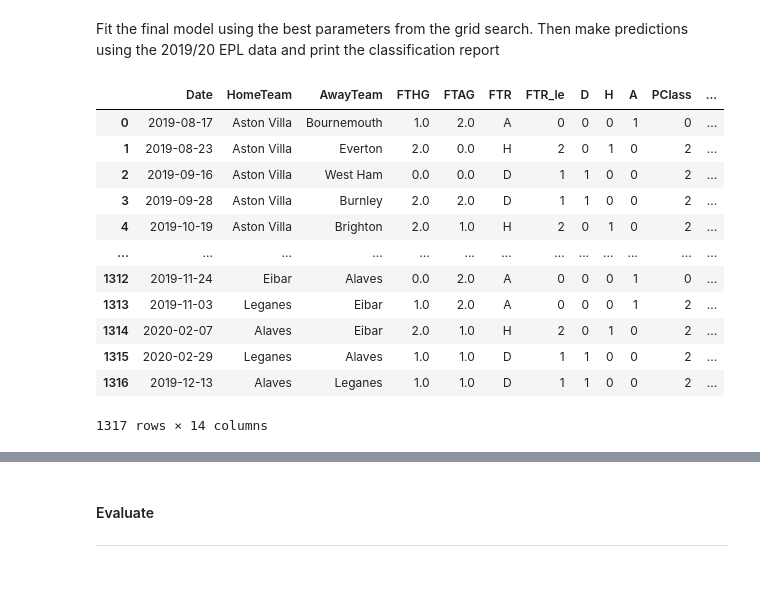
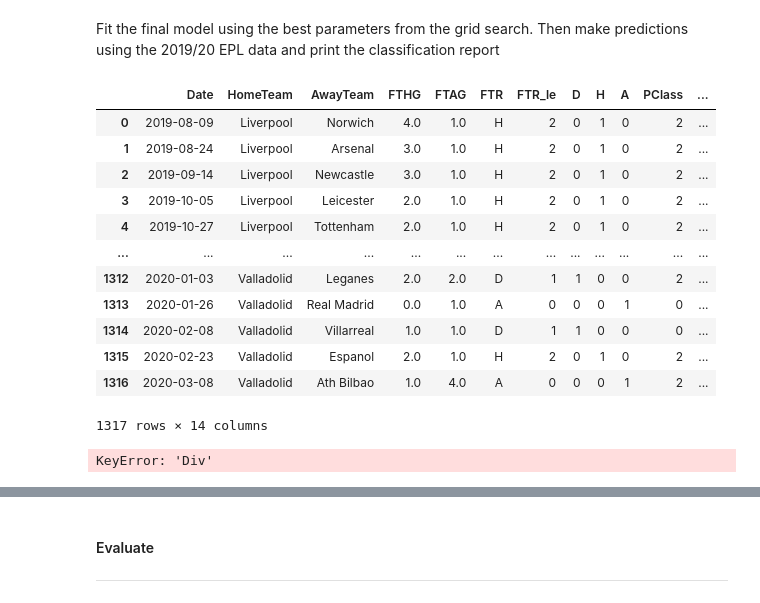
Before and after one commit to frasere/deep-learning-match-predict, a Jupyter notebook: demo_nb.ipynb, the cells around one changed output, grey strips where cells are left out. Drawn from its saved outputs; the diff is of its cells as text; code cells hidden in the pictures.

```diff
--- a/demo_nb.ipynb
+++ b/demo_nb.ipynb
@@ -180,21 +215,27 @@ fitted_classifier = nn.fit_classifier(epochs = gridsearch.best_params_['nb_epoch
                                          batch_size = gridsearch.best_params_['batch_size'],
                                           compiled_model = final_classifier)
 # %%
-nn.predictions(fitted_classifier)
+all_preds = nn.predictions(fitted_classifier)
-# %% [output]
-|  | Date | HomeTeam | AwayTeam | FTHG | FTAG | FTR | FTR_le | D | H | A | PClass | ... |
-| 0 | 2019-08-17 | Aston Villa | Bournemouth | 1.0 | 2.0 | A | 0 | 0 | 0 | 1 | 0 | ... |
-| 1 | 2019-08-23 | Aston Villa | Everton | 2.0 | 0.0 | H | 2 | 0 | 1 | 0 | 2 | ... |
-| 2 | 2019-09-16 | Aston Villa | West Ham | 0.0 | 0.0 | D | 1 | 1 | 0 | 0 | 2 | ... |
-| 3 | 2019-09-28 | Aston Villa | Burnley | 2.0 | 2.0 | D | 1 | 1 | 0 | 0 | 2 | ... |
-| 4 | 2019-10-19 | Aston Villa | Brighton | 2.0 | 1.0 | H | 2 | 0 | 1 | 0 | 2 | ... |
-| ... | ... | ... | ... | ... | ... | ... | ... | ... | ... | ... | ... | ... |
-| 1312 | 2019-11-24 | Eibar | Alaves | 0.0 | 2.0 | A | 0 | 0 | 0 | 1 | 0 | ... |
-| 1313 | 2019-11-03 | Leganes | Eibar | 1.0 | 2.0 | A | 0 | 0 | 0 | 1 | 2 | ... |
-| 1314 | 2020-02-07 | Alaves | Eibar | 2.0 | 1.0 | H | 2 | 0 | 1 | 0 | 2 | ... |
-| 1315 | 2020-02-29 | Leganes | Alaves | 1.0 | 1.0 | D | 1 | 1 | 0 | 0 | 2 | ... |
-| 1316 | 2019-12-13 | Alaves | Leganes | 1.0 | 1.0 | D | 1 | 1 | 0 | 0 | 2 | ... |
-1317 rows × 14 columns
+# %%
+all_preds
+# %% [output]
+|  | Date | HomeTeam | AwayTeam | FTHG | FTAG | FTR | FTR_le | D | H | A | PClass | ... |
+| 0 | 2019-08-09 | Liverpool | Norwich | 4.0 | 1.0 | H | 2 | 0 | 1 | 0 | 2 | ... |
+| 1 | 2019-08-24 | Liverpool | Arsenal | 3.0 | 1.0 | H | 2 | 0 | 1 | 0 | 2 | ... |
+| 2 | 2019-09-14 | Liverpool | Newcastle | 3.0 | 1.0 | H | 2 | 0 | 1 | 0 | 2 | ... |
+| 3 | 2019-10-05 | Liverpool | Leicester | 2.0 | 1.0 | H | 2 | 0 | 1 | 0 | 2 | ... |
+| 4 | 2019-10-27 | Liverpool | Tottenham | 2.0 | 1.0 | H | 2 | 0 | 1 | 0 | 2 | ... |
+| ... | ... | ... | ... | ... | ... | ... | ... | ... | ... | ... | ... | ... |
+| 1312 | 2020-01-03 | Valladolid | Leganes | 2.0 | 2.0 | D | 1 | 1 | 0 | 0 | 2 | ... |
+| 1313 | 2020-01-26 | Valladolid | Real Madrid | 0.0 | 1.0 | A | 0 | 0 | 0 | 1 | 0 | ... |
+| 1314 | 2020-02-08 | Valladolid | Villarreal | 1.0 | 1.0 | D | 1 | 1 | 0 | 0 | 0 | ... |
+| 1315 | 2020-02-23 | Valladolid | Espanol | 2.0 | 1.0 | H | 2 | 0 | 1 | 0 | 2 | ... |
+| 1316 | 2020-03-08 | Valladolid | Ath Bilbao | 1.0 | 4.0 | A | 0 | 0 | 0 | 1 | 2 | ... |
+1317 rows × 14 columns
+# %%
+prem_preds = all_preds[all_preds['Div']=='E0']
+# %% [output]
+KeyError: 'Div'
 # %%
 print(classification_report(y_true=nn.predictions(fitted_classifier)['FTR_le'],
                             y_pred =nn.predictions(fitted_classifier)['PClass'],
```
Also changed, not shown: parts of 40 cells of this notebook, 3 other files.
